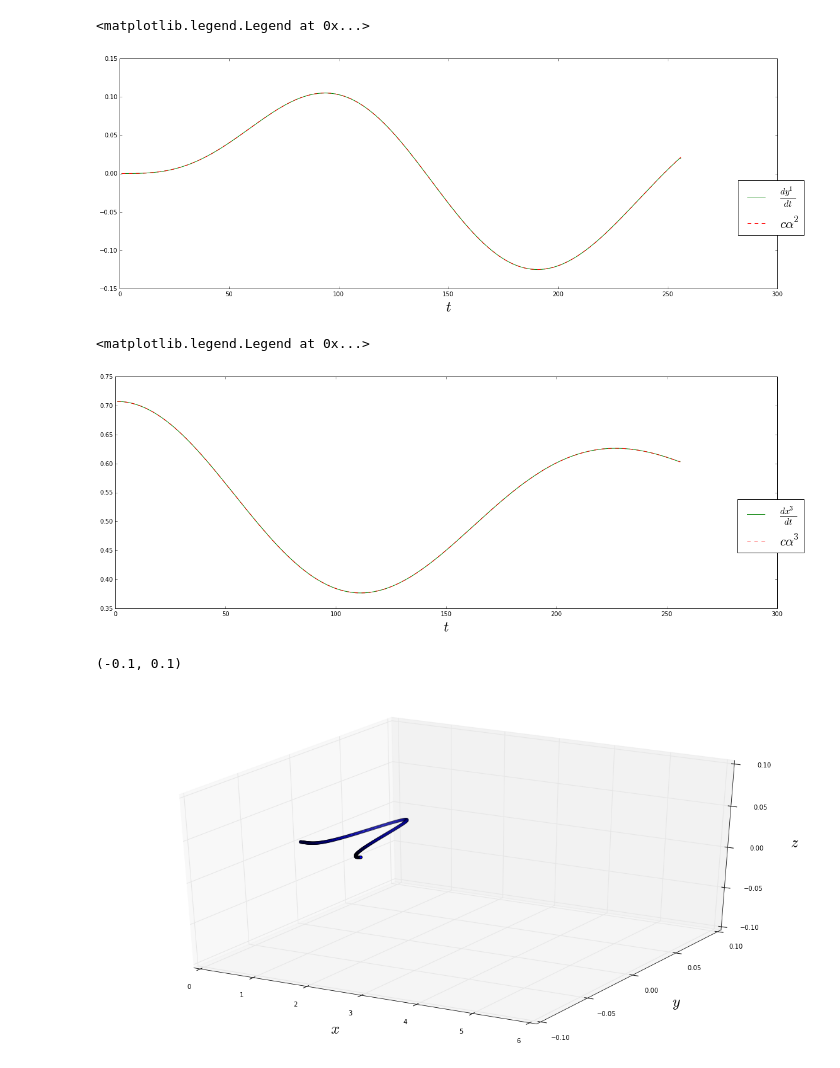
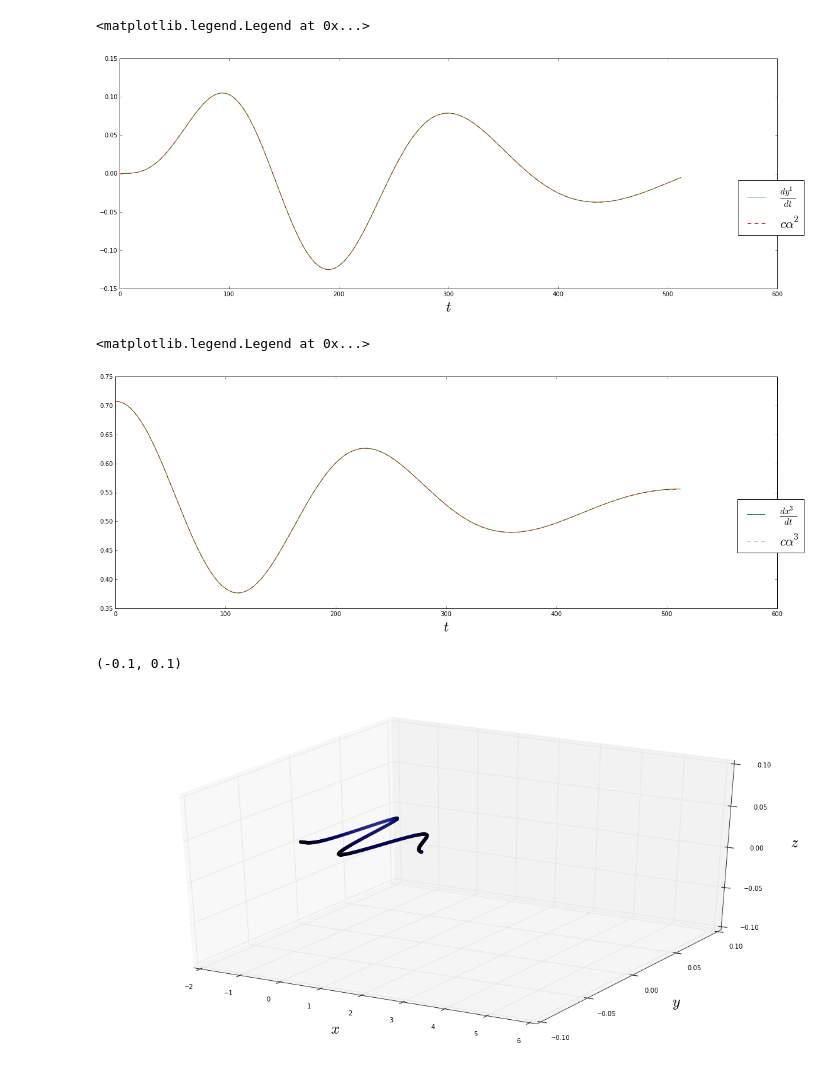
Before and after one commit to cabrer7/PyWignerCUDA, a Jupyter notebook: instances/Dirac3D/Free.ipynb, the cells around one changed output. Saved outputs shown, nothing was run; the diff lists cells and outputs as text; code cells hidden in the pictures.

Commit message:
Dirac 3D updated

```diff
--- a/instances/Dirac3D/Free.ipynb
+++ b/instances/Dirac3D/Free.ipynb
@@ -18,18 +20,18 @@ from GPU_Dirac3D import *
 class DefinePotential_Dirac3D( GPU_Dirac3D ):
     def __init__ (self):
         #....................Defining the geometry.....................................
-        gridDIM_X = 128
-        gridDIM_Y = 128
-        gridDIM_Z = 128
+        gridDIM_X = 256
+        gridDIM_Y = 256
+        gridDIM_Z = 256
 
-        X_amplitude =16
-        Y_amplitude =16
-        Z_amplitude =16
+        X_amplitude =10
+        Y_amplitude =10
+        Z_amplitude =10
 
         dt = 0.01
 
-        timeSteps =  256
-        skipFrames =  32
+        timeSteps =  512
+        skipFrames =  1
         #...................Defining the kinematic-dynamical constants.................
         self.mass = 1.
         self.c = 1.
@@ -54,6 +56,7 @@ class DefinePotential_Dirac3D( GPU_Dirac3D ):
         self.Potential_3_String = '0.'
 
         #..................Defining the output directory/file .........................
+        #self.fileName =  '/home/rcabrera/DATA/Dirac3D/Free_Particle.hdf5'
         self.fileName =  '/home/rcabrera/DATA/Dirac3D/Free.hdf5'
 
         #..............................................................................
@@ -70,11 +73,13 @@ class DefinePotential_Dirac3D( GPU_Dirac3D ):
     def Set_Initial_Condition_SpinUp (self):
 
         def gaussian(x,y,z):
-            return np.exp( - ( x**2 + y**2 + z**2)/4. )
+            return np.exp( - ( (x+2)**2 + y**2 + z**2)/4. )
 
         self.Psi_init = self.Spinor_Particle_SpinUp(  (self.px,self.py,self.pz) , gaussian )
 
         norm = self.Norm( self.Psi_init )
+
+        #self.FilterElectrons(1)
 
         self.Psi_init /= norm
 
@@ -157,7 +181,7 @@ ax.set_xlabel(r'$t$',**axis_font)
 ax.legend(bbox_to_anchor=(1.05, 0.5), loc=1, prop={'size':22})
 # %% [output]
 <matplotlib.legend.Legend at 0x...>
-[figure, old version]
+[figure, new version]
 # %%
 axis_font = {'size':'24'}
 
@@ -174,29 +198,29 @@ ax.set_xlabel(r'$t$',**axis_font)
 ax.legend(bbox_to_anchor=(1.05, 0.5), loc=1, prop={'size':22})
 # %% [output]
 <matplotlib.legend.Legend at 0x...>
-[figure, old version]
+[figure, new version]
 # %%
 
 fig, ax = plt.subplots(figsize=(20, 10))
 
 
 ax = fig.gca(projection='3d')
 
 ax.scatter(
             instance.X_average,
             instance.Y_average,
             instance.Z_average
             )
 
 ax.set_xlabel(r'$x$',**axis_font)
 
 ax.set_ylabel(r'$y$',**axis_font)
 
 ax.set_zlabel(r'$z$',**axis_font)
 
-ax.set_xlim(0. ,6)
+ax.set_xlim(-2 ,6)
 ax.set_ylim(-0.1,0.1)
 ax.set_zlim(-0.1,0.1)
 # %% [output]
 (-0.1, 0.1)
-[figure, old version]
+[figure, new version]
```
Also changed, not shown: parts of 5 cells of this notebook, 2 other files.
